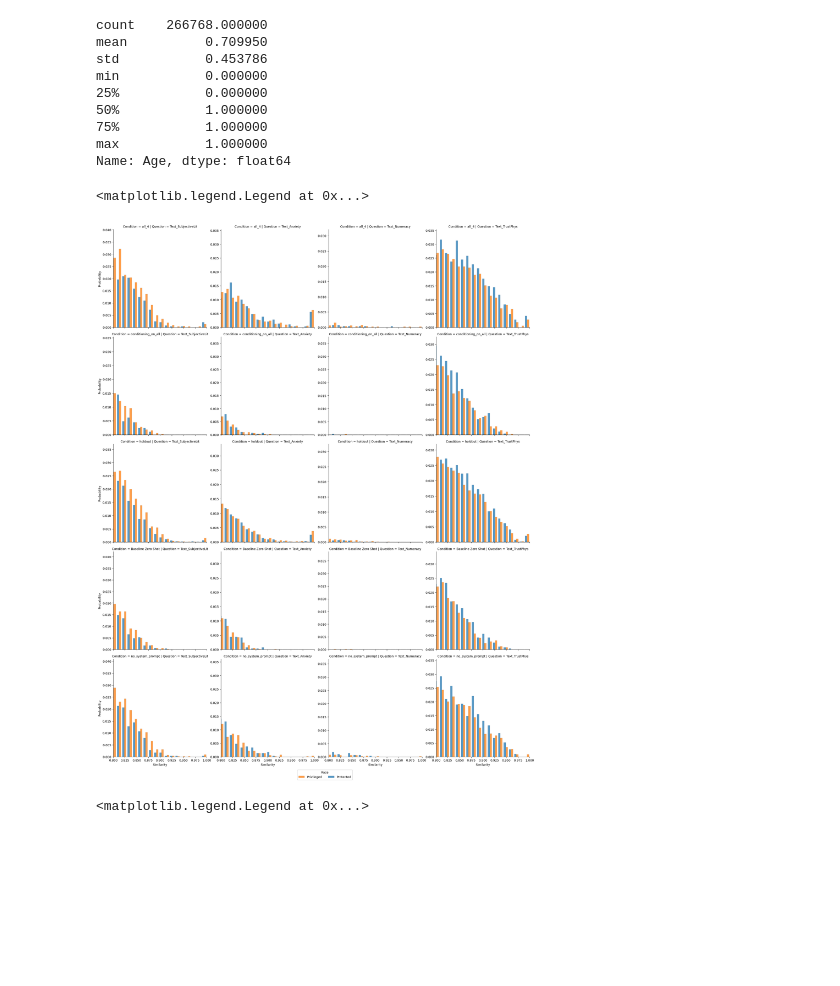
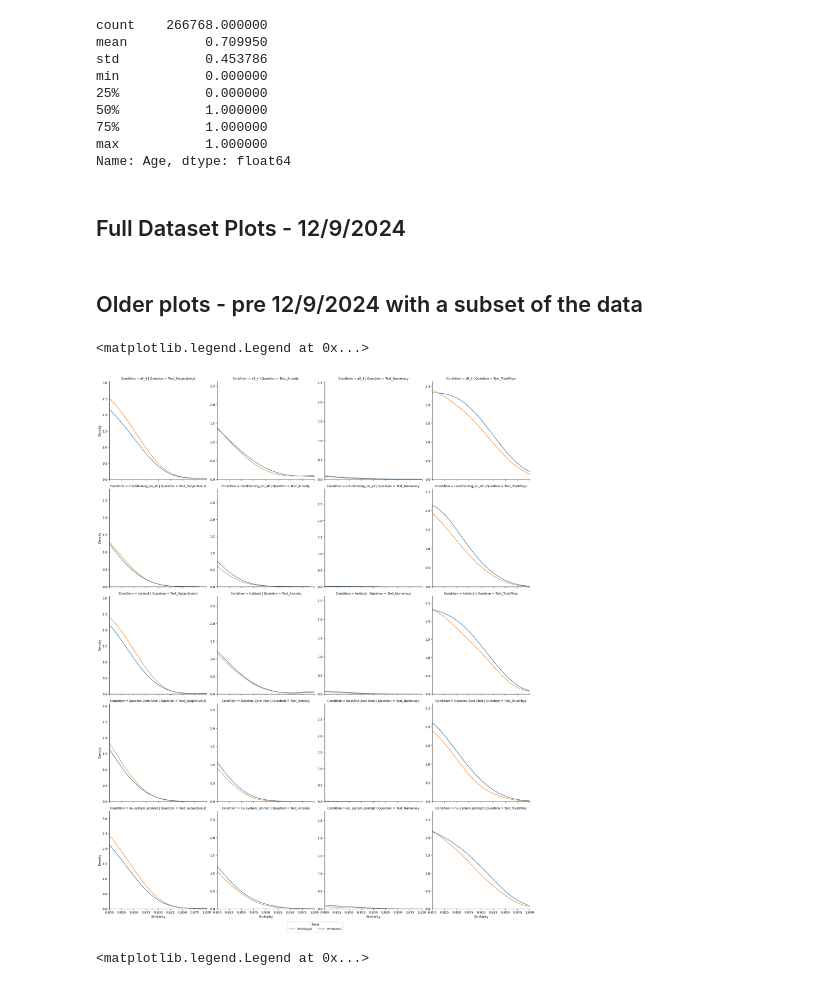
Before and after one commit to nd-hal/psych-agent-llm, a Jupyter notebook: plotsByDems.ipynb, the cells around one changed output. Saved outputs shown, nothing was run; the diff lists cells and outputs as text; code cells hidden in the pictures; blank space fills up the shorter version.

```diff
--- a/plotsByDems.ipynb
+++ b/plotsByDems.ipynb
@@ -186,28 +186,32 @@ min           0.000000
 75%           1.000000
 max           1.000000
 Name: Age, dtype: float64
+# %% [markdown]
+## Full Dataset Plots - 12/9/2024
+# %% [markdown]
+## Older plots - pre 12/9/2024 with a subset of the data
 # %%
 import matplotlib.pyplot as plt
 import seaborn as sns
 
 
 
 sns.displot(
     D, x="Similarity", hue="Race", col="Question",
-    row="Condition", kind="hist", bins=100,
-    stat="probability",
-    multiple='dodge', shrink=.75,
+    row="Condition", kind="kde", #bins=100,
+    #stat="probability",
+    multiple='layer', #shrink=.75,
     common_norm=False, #common_grid=True,
     facet_kws=dict(sharey=False),
     #bw_adjust=0.2,
     legend=False,
     #clip=(0.8,1), #cumulative=True
 )
 plt.xlim(0.8, 1.0)
 plt.legend([0,1], title='Race', loc='lower left', labels=['Privileged', "Protected"], bbox_to_anchor=(-1.5, -0.25), ncol=2)
 # %% [output]
 <matplotlib.legend.Legend at 0x...>
-[figure, old version]
+[figure, new version]
 # %%
 
 sns.displot(
```
Also changed, not shown: 8 other files.
